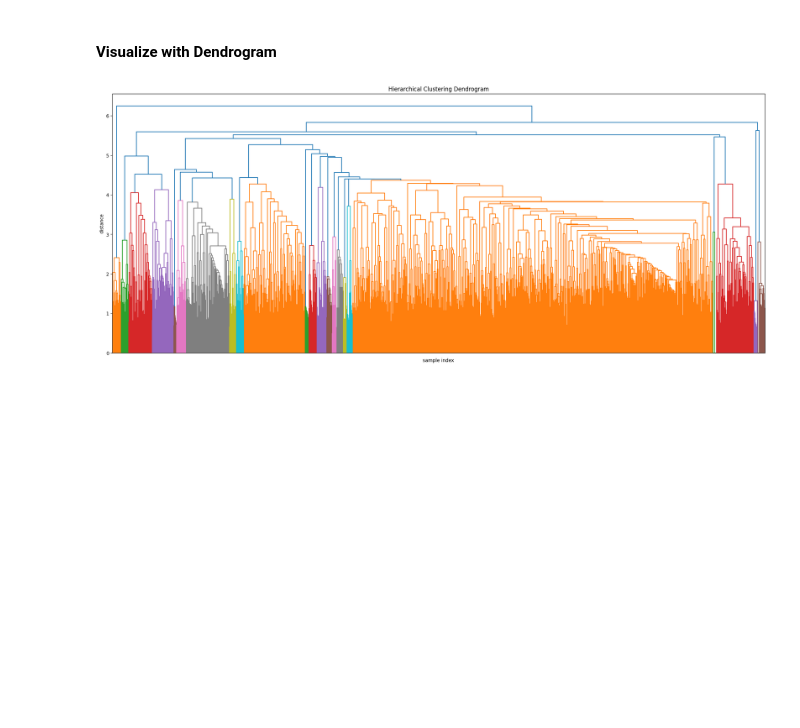
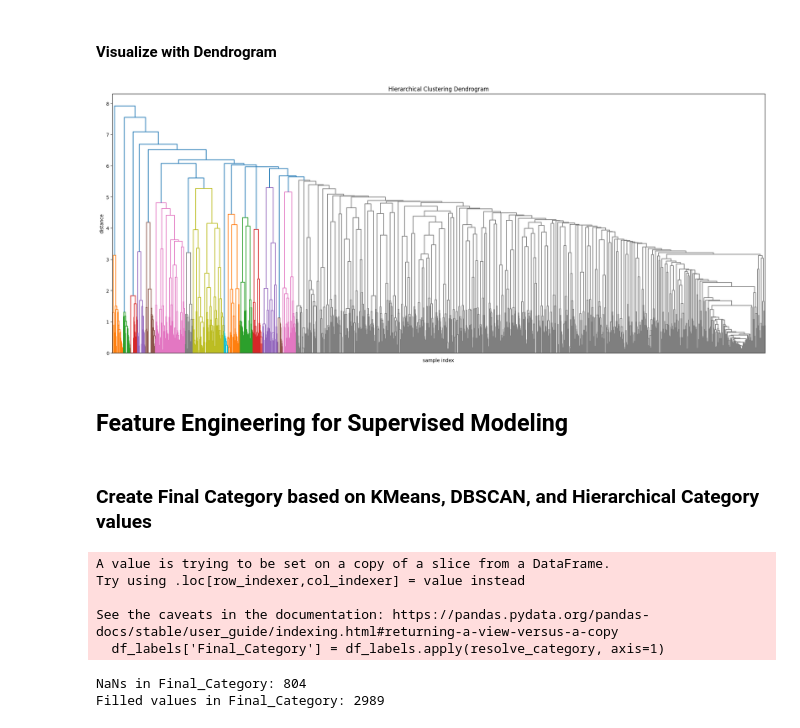
Before and after one commit to mitosisgg/ADS504_FinalProject, a Jupyter notebook: ADS504_FinalProject.ipynb, the cells around one changed output. Drawn from its saved outputs; the diff is of its cells as text; code cells hidden in the pictures; blank space fills up the shorter version.

```diff
--- a/ADS504_FinalProject.ipynb
+++ b/ADS504_FinalProject.ipynb
@@ -1050,13 +784,6 @@ plt.show()
 ### Hierarchical Clustering
 https://scikit-learn.org/stable/modules/generated/sklearn.cluster.AgglomerativeClustering.html
 # %%
-from sklearn.feature_extraction.text import TfidfVectorizer
-from sklearn.cluster import AgglomerativeClustering
-
-# Vectorize the text data
-vectorizer = TfidfVectorizer()
-X = vectorizer.fit_transform(norm_corpus)
-
 # Perform clustering
 # n_clusters = sqrt(n) = sqrt(3793) = 61.59 ~ 62
 # Since data is sparse we will use cosine similarity and average linkage
@@ -1065,7 +792,8 @@ clustering = AgglomerativeClustering(
                   n_clusters=62,
                   metric='cosine',
                   linkage='average')
-clusters = clustering.fit_predict(X.toarray())
 
-# Print the clusters
-print(clusters)
+nonzero_mask = np.any(X_reduced != 0, axis=1)
+X_reduced_nonzero = X_reduced[nonzero_mask]
+
+hierarchical_labels = clustering.fit_predict(X_reduced_nonzero)
@@ -1074,23 +883,24 @@ print(clusters)
 # %% [markdown]
 #### Visualize with Dendrogram
 # %%
-from scipy.cluster.hierarchy import dendrogram, linkage
-import matplotlib.pyplot as plt
-
 # Generate the linkage matrix
-Z = linkage(X.toarray(), 'ward')
+Z = linkage(X_reduced_nonzero, 'ward')
 
 # Plot the dendrogram
 plt.figure(figsize=(25, 10))
 plt.title('Hierarchical Clustering Dendrogram')
 plt.xlabel('sample index')
 plt.ylabel('distance')
 dendrogram(
     Z,
     leaf_rotation=90.,
     leaf_font_size=8.,
     leaf_label_func=lambda x: ''
 )
 plt.show()
 # %% [output]
-[figure, old version]
+[figure, new version]
+# %% [markdown]
+## Feature Engineering for Supervised Modeling
+# %% [markdown]
+### Create Final Category based on KMeans, DBSCAN, and Hierarchical Category values
@@ -1096,0 +909,42 @@ plt.show()
+# %%
+def resolve_category(row):
+    cats = [row['KMeans_Category'], row['DBSCAN_Category'], row['Hierarchical_Category']]
+    # If all three values are NaN, return NaN
+    non_nan_cats = [c for c in cats if pd.notna(c)]
+    if len(non_nan_cats) == 0:
+        return np.nan
+    # If all non-NaN values are the same (e.g. all three or two match), return that value
+    elif len(set(non_nan_cats)) == 1:
+        return non_nan_cats[0]
+    # If there are two values and they are equal, return the one they share
+    elif len(non_nan_cats) == 2 and non_nan_cats[0] == non_nan_cats[1]:
+        return non_nan_cats[0]
+    # If there are two values and they are different, default to the DBSCAN category (default)
+    elif len(non_nan_cats) == 2 and non_nan_cats[0] != non_nan_cats[1]:
+        return row['DBSCAN_Category']
+    # If all three values are present and different
+    elif len(non_nan_cats) == 3:
+        # Get the most common category and how many times it appeared
+        counts = Counter(non_nan_cats)
+        most_common = counts.most_common(1)[0]
+        if most_common[1] > 1:
+            return most_common[0]
+        else:
+            return row['DBSCAN_Category']
+
+df_labels['Final_Category'] = df_labels.apply(resolve_category, axis=1)
+# %% [output]
+A value is trying to be set on a copy of a slice from a DataFrame.
+Try using .loc[row_indexer,col_indexer] = value instead
+
+See the caveats in the documentation: https://pandas.pydata.org/pandas-docs/stable/user_guide/indexing.html#returning-a-view-versus-a-copy
+  df_labels['Final_Category'] = df_labels.apply(resolve_category, axis=1)
+# %%
+nan_count = df_labels['Final_Category'].isna().sum()
+filled_count = df_labels['Final_Category'].notna().sum()
+
+print(f'NaNs in Final_Category: {nan_count}')
+print(f'Filled values in Final_Category: {filled_count}')
+# %% [output]
+NaNs in Final_Category: 804
+Filled values in Final_Category: 2989
```
Also changed, not shown: parts of 59 cells of this notebook.
